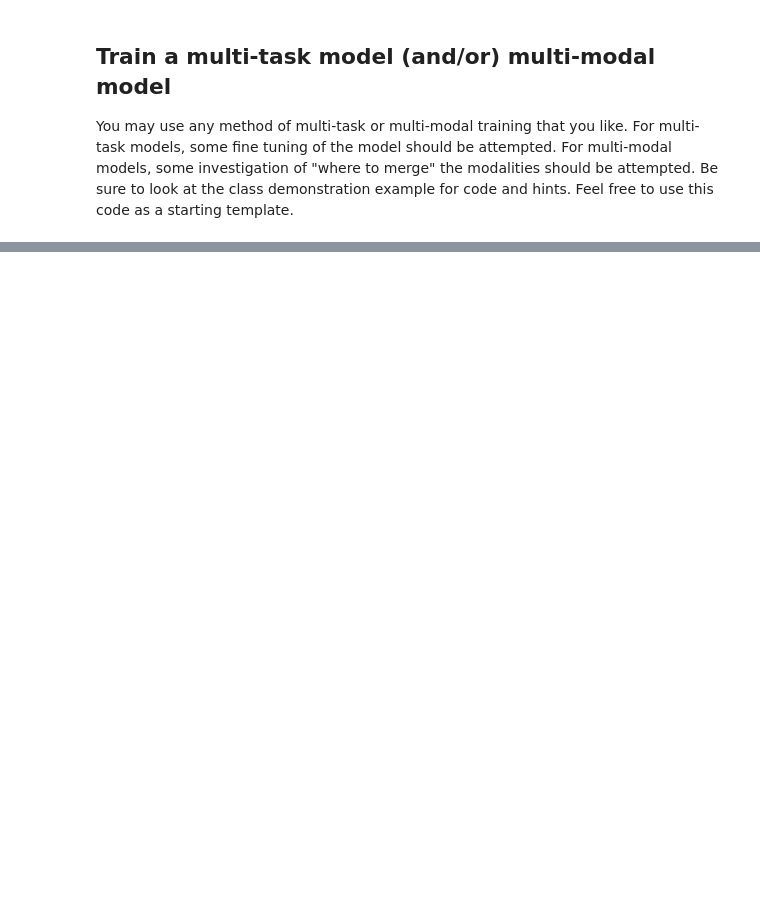
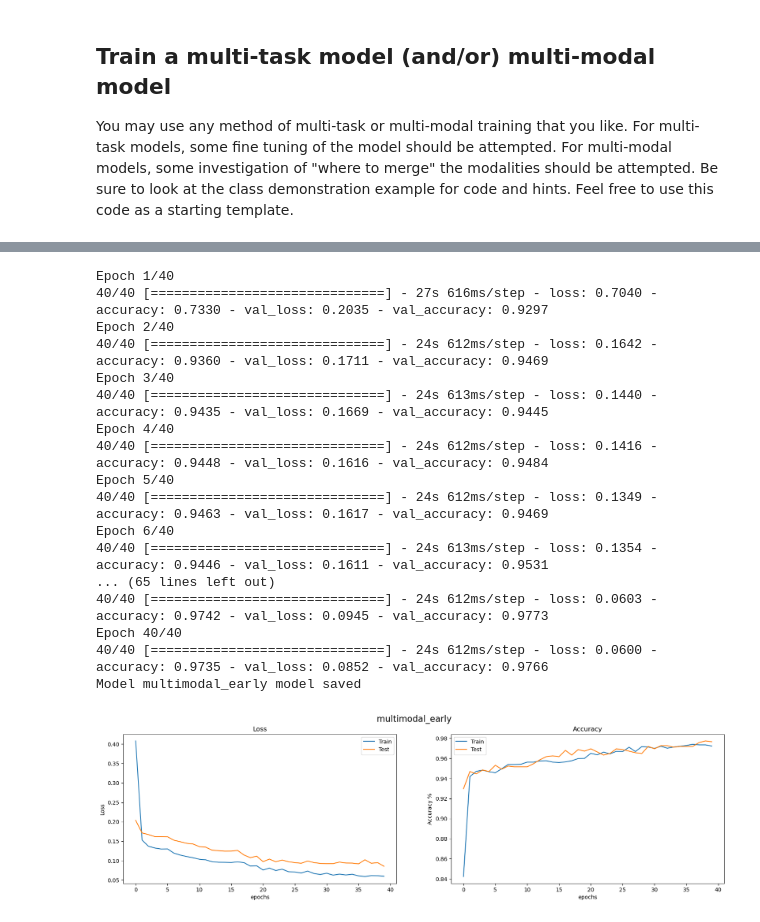
Before and after one commit to MarkBrub/gas-classifier, a Jupyter notebook: notebook.ipynb, the cells around one changed output, grey strips where cells are left out. Saved outputs shown, nothing was run; the diff lists cells and outputs as text; code cells hidden in the pictures; blank space fills up the shorter version.

```diff
--- a/notebook.ipynb
+++ b/notebook.ipynb
@@ -526,29 +586,48 @@ print(f"Number of trainable parameters: {model.count_params():,}")
 # %%
 if USE_SAVED_MODELS:
     # load model
     model.load_weights(f"Models/{model.name}.h5")
     #load history
     with open(f"Models/{model.name}.pkl", 'rb') as file_pi:
         model.history = pickle.load(file_pi)
 
     print(f"Model {model.name} loaded")
 
     plot_history(model, model.name)
 else:
-    history = model.fit(multimodal_train_dataset, validation_data=multimodal_val_dataset, epochs=50, verbose=1)
+    history = model.fit(multimodal_train_dataset, validation_data=multimodal_val_dataset, epochs=40, verbose=1)
 
     # save weights
     model.save_weights(f"Models/{model.name}.h5")
 
     # save history
     with open(f"Models/{model.name}.pkl", 'wb') as f:
         pickle.dump(history.history, f)
 
     print(f"Model {model.name} model saved")
 
     plot_history(history, model.name)
 
 multimodal_early_model = model
+# %% [output]
+Epoch 1/40
+40/40 [==============================] - 27s 616ms/step - loss: 0.7040 - accuracy: 0.7330 - val_loss: 0.2035 - val_accuracy: 0.9297
+Epoch 2/40
+40/40 [==============================] - 24s 612ms/step - loss: 0.1642 - accuracy: 0.9360 - val_loss: 0.1711 - val_accuracy: 0.9469
+Epoch 3/40
+40/40 [==============================] - 24s 613ms/step - loss: 0.1440 - accuracy: 0.9435 - val_loss: 0.1669 - val_accuracy: 0.9445
+Epoch 4/40
+40/40 [==============================] - 24s 612ms/step - loss: 0.1416 - accuracy: 0.9448 - val_loss: 0.1616 - val_accuracy: 0.9484
+Epoch 5/40
+40/40 [==============================] - 24s 612ms/step - loss: 0.1349 - accuracy: 0.9463 - val_loss: 0.1617 - val_accuracy: 0.9469
+Epoch 6/40
+40/40 [==============================] - 24s 613ms/step - loss: 0.1354 - accuracy: 0.9446 - val_loss: 0.1611 - val_accuracy: 0.9531
+... (65 lines left out)
+40/40 [==============================] - 24s 612ms/step - loss: 0.0603 - accuracy: 0.9742 - val_loss: 0.0945 - val_accuracy: 0.9773
+Epoch 40/40
+40/40 [==============================] - 24s 612ms/step - loss: 0.0600 - accuracy: 0.9735 - val_loss: 0.0852 - val_accuracy: 0.9766
+Model multimodal_early model saved
+[figure, added]
 # %%
 # create a functional multimodal CNN
 image_input = tf.keras.Input(shape=(IMAGE_LENGTH, IMAGE_WIDTH, 3), name='image')
```
Also changed, not shown: parts of 8 cells of this notebook, 10 other files.
